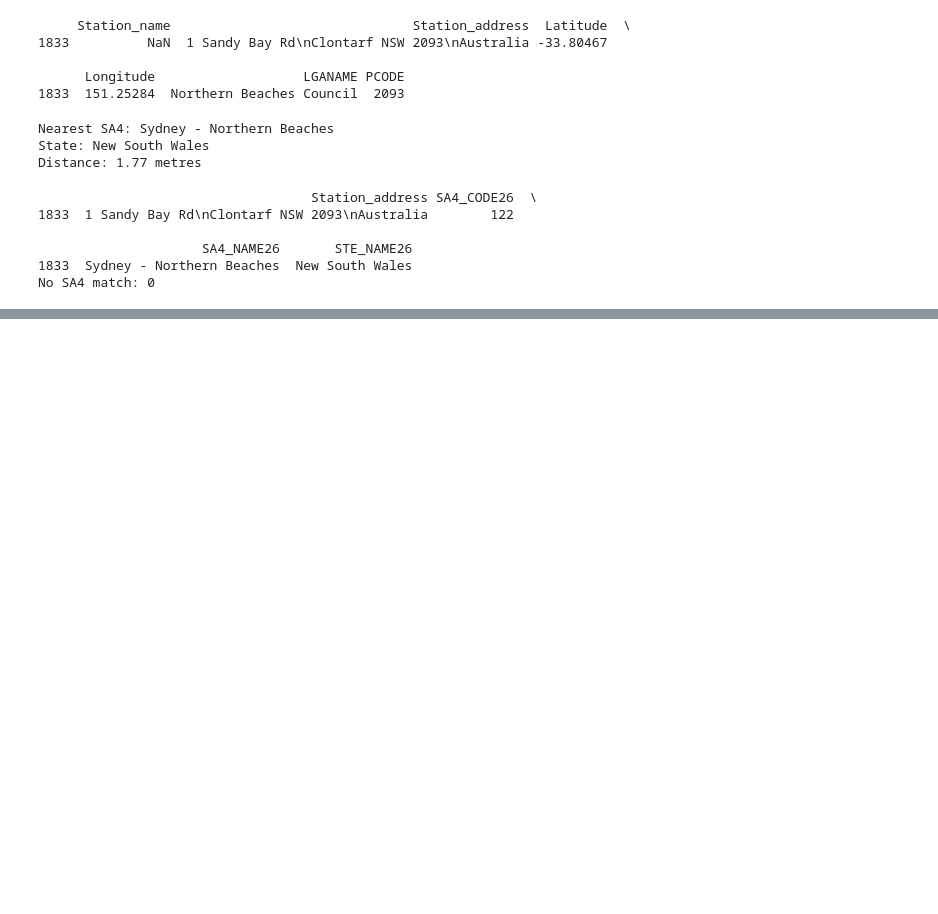
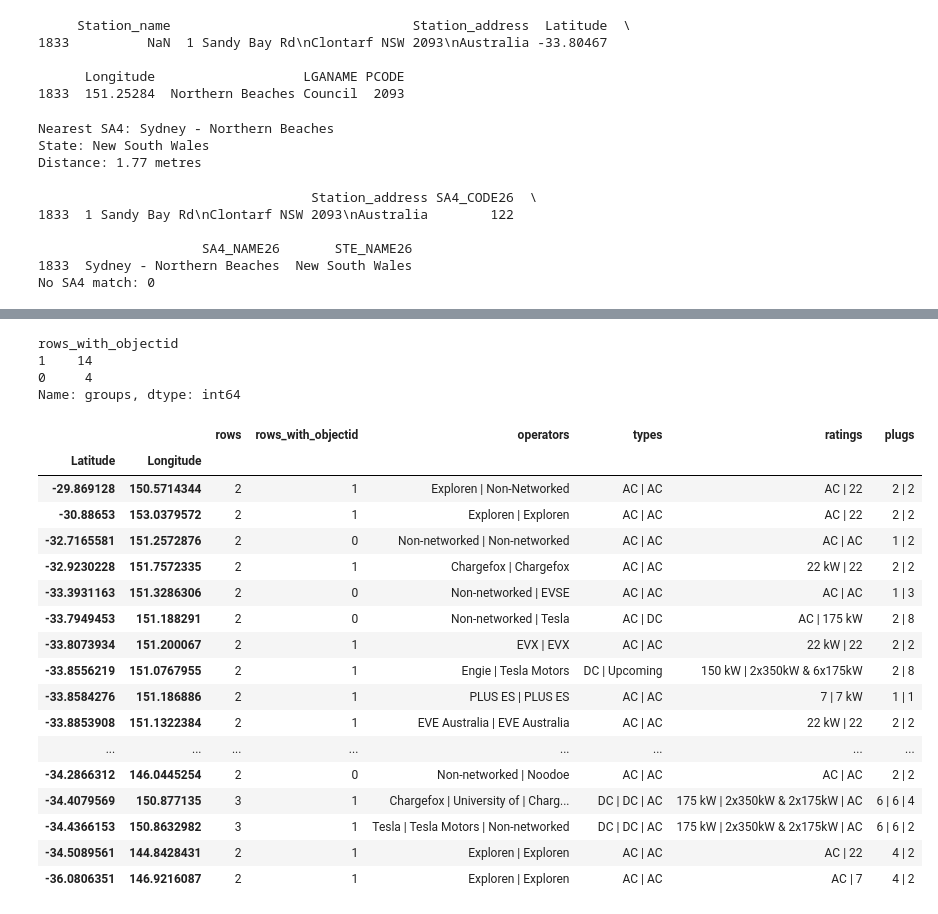
Before and after one commit to JIJI5647/5339_a1, a Jupyter notebook: notebooks/data_analyze.ipynb, the cells around one changed output, grey strips where cells are left out. Saved outputs shown, nothing was run; the diff lists cells and outputs as text; code cells hidden in the pictures; blank space fills up the shorter version.

Commit message:
data clean

```diff
--- a/notebooks/data_analyze.ipynb
+++ b/notebooks/data_analyze.ipynb
@@ -182,0 +193,10 @@ No SA4 match: 0
+# %%
+import pandas as pd
+import geopandas as gpd
+
+pd.set_option("display.max_rows", 100)
+pd.set_option("display.width", 200)
+
+raw = pd.read_csv("../data/raw/ev_20251216.csv", dtype=str, keep_default_na=False)
+print("Shape:", raw.shape)
+raw.head()
@@ -182,0 +602,9 @@ No SA4 match: 0
+# %%
+print("Exact duplicate rows (all 12 columns):", raw.duplicated().sum())
+
+coord_cols = ["Latitude", "Longitude"]
+shared = raw[raw.duplicated(coord_cols, keep=False)].sort_values(coord_cols)
+print("Rows sharing identical coordinates:", len(shared),
+      "in", shared.groupby(coord_cols).ngroups, "groups")
+shared[["OBJECTID", "Operator", "Charger_Type", "Charger_rating",
+        "Number_of_plugs", "Latitude", "Longitude", "Station_address"]]
@@ -182,0 +631,35 @@ No SA4 match: 0
+# %%
+# For each shared-coordinate group: how many rows have an OBJECTID
+group_summary = shared.assign(has_objectid=shared["OBJECTID"] != "").groupby(coord_cols).agg(
+    rows=("Operator", "size"),
+    rows_with_objectid=("has_objectid", "sum"),
+    operators=("Operator", lambda s: " | ".join(s)),
+    types=("Charger_Type", lambda s: " | ".join(s)),
+    ratings=("Charger_rating", lambda s: " | ".join(s)),
+    plugs=("Number_of_plugs", lambda s: " | ".join(s)),
+)
+print(group_summary["rows_with_objectid"].value_counts().rename("groups"))
+group_summary
+# %% [output]
+rows_with_objectid
+1    14
+0     4
+Name: groups, dtype: int64
+|  |  | rows | rows_with_objectid | operators | types | ratings | plugs |
+| Latitude | Longitude |  |  |  |  |  |  |
+| -29.869128 | 150.5714344 | 2 | 1 | Exploren | Non-Networked | AC | AC | AC | 22 | 2 | 2 |
+| -30.88653 | 153.0379572 | 2 | 1 | Exploren | Exploren | AC | AC | AC | 22 | 2 | 2 |
+| -32.7165581 | 151.2572876 | 2 | 0 | Non-networked | Non-networked | AC | AC | AC | AC | 1 | 2 |
+| -32.9230228 | 151.7572335 | 2 | 1 | Chargefox | Chargefox | AC | AC | 22 kW | 22 | 2 | 2 |
+| -33.3931163 | 151.3286306 | 2 | 0 | Non-networked | EVSE | AC | AC | AC | AC | 1 | 3 |
+| -33.7949453 | 151.188291 | 2 | 0 | Non-networked | Tesla | AC | DC | AC | 175 kW | 2 | 8 |
+| -33.8073934 | 151.200067 | 2 | 1 | EVX | EVX | AC | AC | 22 kW | 22 | 2 | 2 |
+| -33.8556219 | 151.0767955 | 2 | 1 | Engie | Tesla Motors | DC | Upcoming | 150 kW | 2x350kW & 6x175kW | 2 | 8 |
+| -33.8584276 | 151.186886 | 2 | 1 | PLUS ES | PLUS ES | AC | AC | 7 | 7 kW | 1 | 1 |
+| -33.8853908 | 151.1322384 | 2 | 1 | EVE Australia | EVE Australia | AC | AC | 22 kW | 22 | 2 | 2 |
+| ... | ... | ... | ... | ... | ... | ... | ... |
+| -34.2866312 | 146.0445254 | 2 | 0 | Non-networked | Noodoe | AC | AC | AC | AC | 2 | 2 |
+| -34.4079569 | 150.877135 | 3 | 1 | Chargefox | University of | Charg... | DC | DC | AC | 175 kW | 2x350kW & 2x175kW | AC | 6 | 6 | 4 |
+| -34.4366153 | 150.8632982 | 3 | 1 | Tesla | Tesla Motors | Non-networked | DC | DC | AC | 175 kW | 2x350kW & 2x175kW | AC | 6 | 6 | 2 |
+| -34.5089561 | 144.8428431 | 2 | 1 | Exploren | Exploren | AC | AC | AC | 22 | 4 | 2 |
+| -36.0806351 | 146.9216087 | 2 | 1 | Exploren | Exploren | AC | AC | AC | 7 | 4 | 2 |
```
Also changed, not shown: parts of 65 cells of this notebook, 13 other files.
